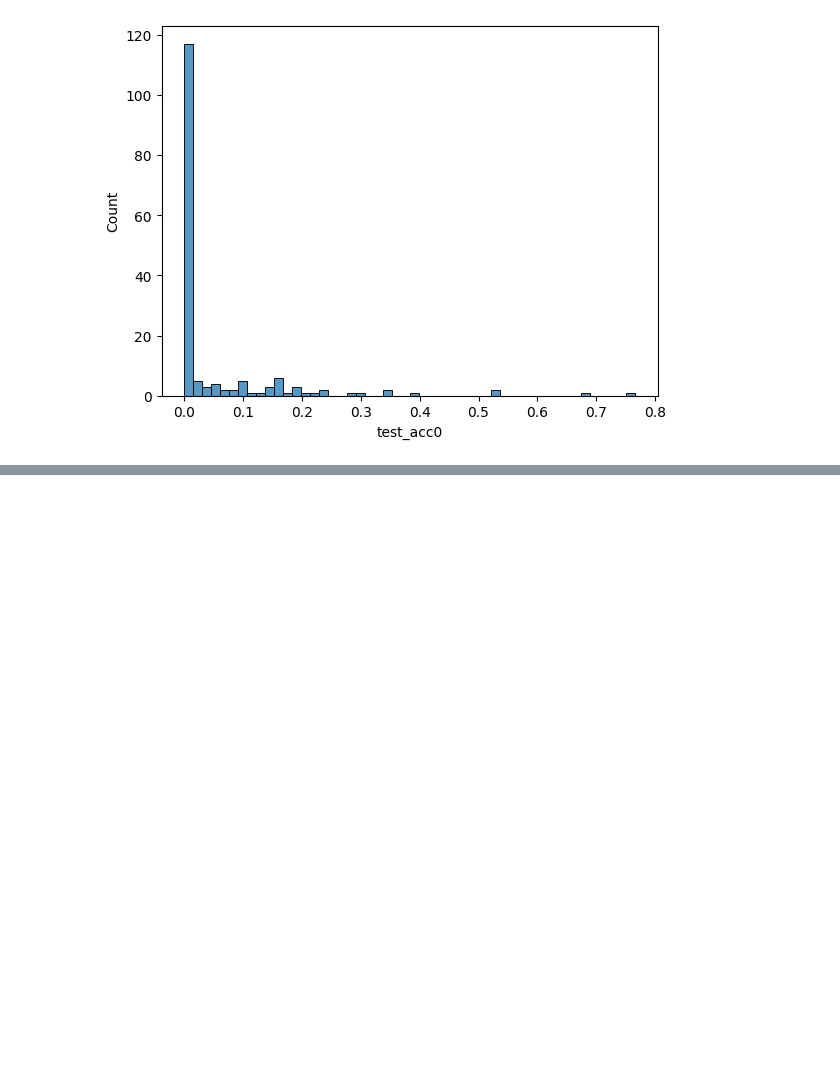
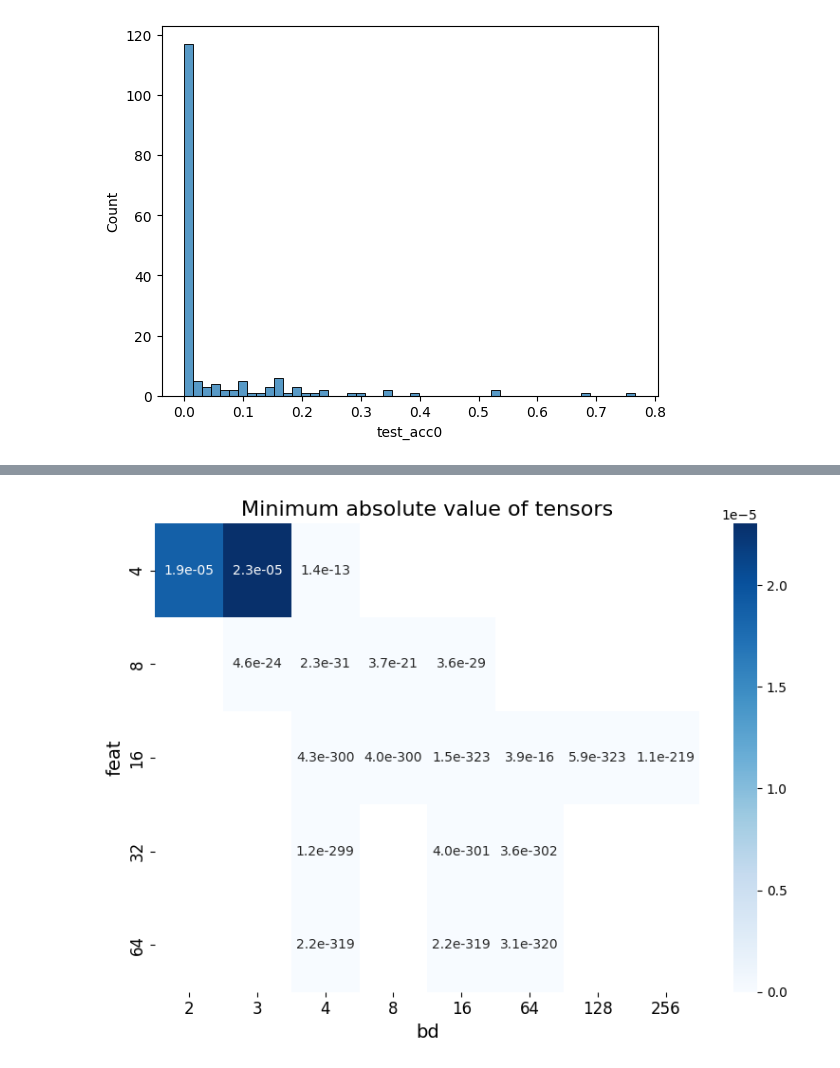
Before and after one commit to c0pp1/TTN4HEP, a Jupyter notebook: TTN/grid_search_results.ipynb, the cells around one changed output, grey strips where cells are left out. Cells and saved outputs as stored; diff of their text form; code cells hidden in the pictures; blank space fills up the shorter version.

```diff
--- a/TTN/grid_search_results.ipynb
+++ b/TTN/grid_search_results.ipynb
@@ -148,0 +162,4 @@ sns.histplot(df_initFalse['test_acc0'], bins=50)
+# %%
+root_dir = 'data/grid_search/'
+file_list = glob('model_*True_torch.float64*.pth', root_dir=root_dir)
+print(len(file_list))
@@ -148,0 +168,26 @@ sns.histplot(df_initFalse['test_acc0'], bins=50)
+# %%
+feat_bd_tofile_dict = {}
+for file in file_list:
+    feat = int(file.split('_')[1])
+    bd = int(file.split('_')[2])
+    if feat not in feat_bd_tofile_dict:
+        feat_bd_tofile_dict[feat] = {}
+    feat_bd_tofile_dict[feat][bd] = [file] + feat_bd_tofile_dict[feat].get(bd, [])
+# %%
+features = list(feat_bd_tofile_dict.keys())
+features.sort()
+bds = []
+for feat in features:
+    bds += list(feat_bd_tofile_dict[feat].keys())
+bds = np.unique(bds).tolist()
+
+df = pd.DataFrame(index=pd.MultiIndex.from_product([features, bds], names=['feat', 'bd']), columns=['abs_min', 'abs_max', 'mean_min', 'mean_max', 'std_min', 'std_max', 'n'], dtype=float)
+
+for feat in features:
+    for bd in bds:
+        if bd in feat_bd_tofile_dict[feat]:
+            abs_tensors = np.stack([np.concatenate([np.abs(x.cpu().numpy().flatten()) for x in torch.load(root_dir + file).values()]) for file in feat_bd_tofile_dict[feat][bd]], axis=0)
+            df.loc[feat, bd] = [np.min(abs_tensors), np.max(abs_tensors), np.mean(abs_tensors.min(-1)), np.mean(abs_tensors.max(-1)),
+                                np.std(abs_tensors.min(-1)), np.std(abs_tensors.max(-1)), abs_tensors.shape[0]]
+        else:
+            df.loc[feat, bd] = [None, None, None, None, None, None, 0]
@@ -148,0 +215,10 @@ sns.histplot(df_initFalse['test_acc0'], bins=50)
+# %%
+fig, ax = heat_pairplot(df, ['feat', 'bd'], 'abs_min', fmt='2.1e')
+ax[0].set_title('Minimum absolute value of tensors', fontsize=FONTSIZE+2)
+ax[0].set_xlabel(ax[0].get_xlabel(), fontsize=FONTSIZE)
+ax[0].set_ylabel(ax[0].get_ylabel(), fontsize=FONTSIZE)
+ax[0].tick_params(labelsize=FONTSIZE-2)
+fig.tight_layout()
+fig.savefig('data/grid_search/heatmap_abs_min.png', dpi=600)
+# %% [output]
+[figure, added]
```
Also changed, not shown: parts of 14 cells of this notebook, 2 other files.
